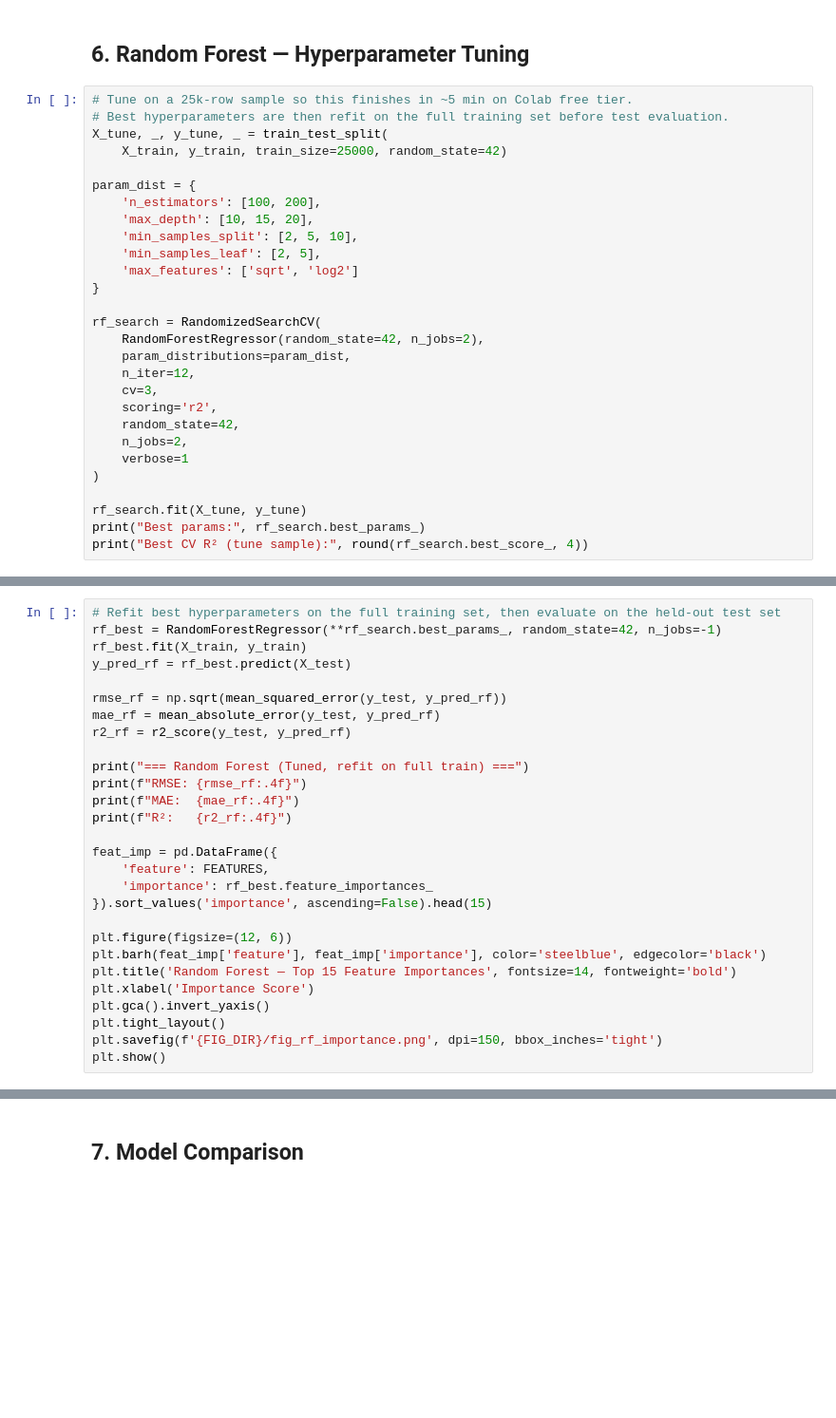
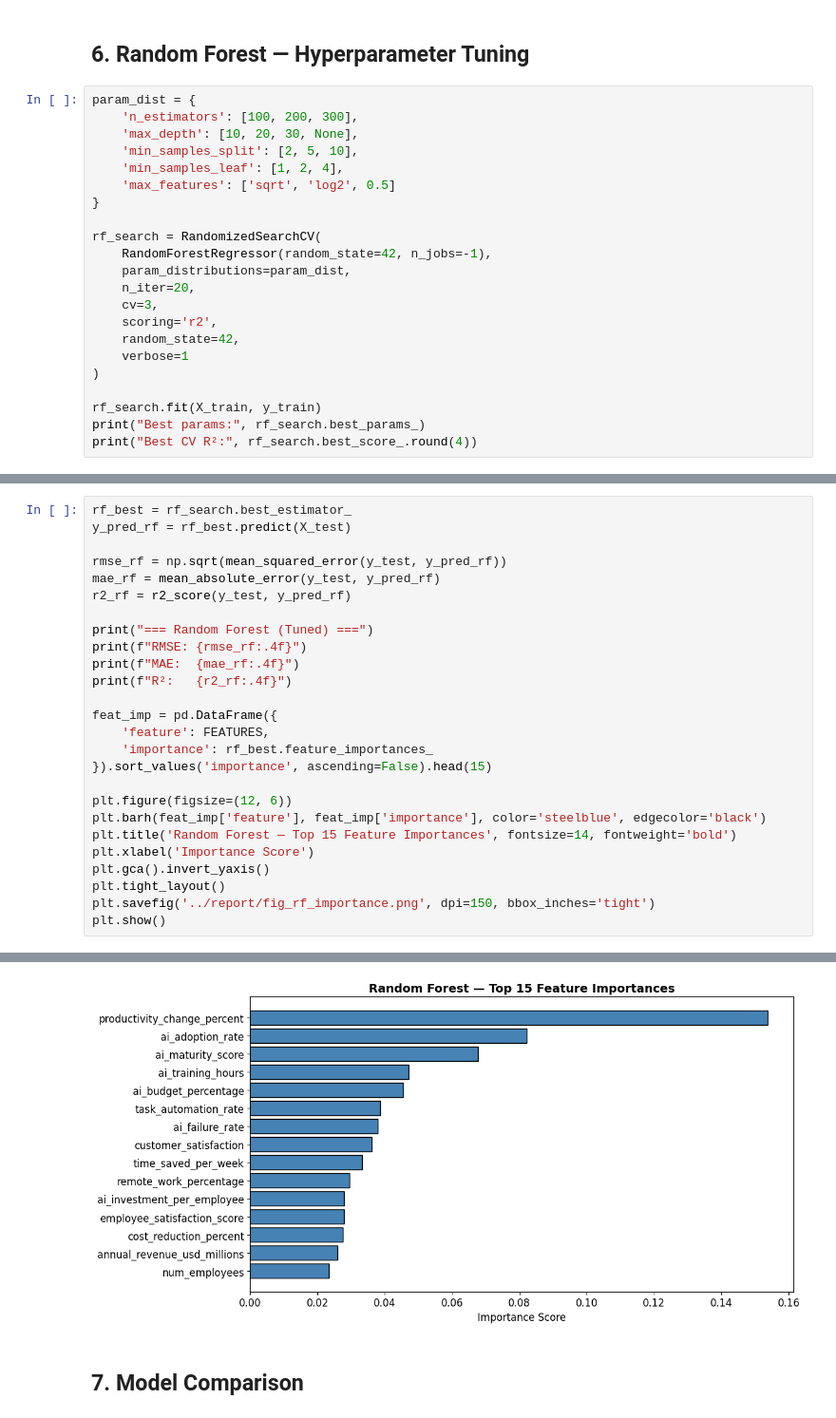
Before and after one commit to Braden357/buan390-final, a Jupyter notebook: notebooks/analysis.ipynb, the cells around one changed output, grey strips where cells are left out. Shown at 95% size. Cells and saved outputs as stored; diff of their text form; blank space fills up the shorter version.

```diff
--- a/notebooks/analysis.ipynb
+++ b/notebooks/analysis.ipynb
@@ -215,30 +283,24 @@ print(f"R²:   {r2_rf_base:.4f}")
 # %% [markdown]
 ## 6. Random Forest — Hyperparameter Tuning
 # %%
-# Tune on a 25k-row sample so this finishes in ~5 min on Colab free tier.
-# Best hyperparameters are then refit on the full training set before test evaluation.
-X_tune, _, y_tune, _ = train_test_split(
-    X_train, y_train, train_size=25000, random_state=42)
-
 param_dist = {
-    'n_estimators': [100, 200],
-    'max_depth': [10, 15, 20],
+    'n_estimators': [100, 200, 300],
+    'max_depth': [10, 20, 30, None],
     'min_samples_split': [2, 5, 10],
-    'min_samples_leaf': [2, 5],
-    'max_features': ['sqrt', 'log2']
+    'min_samples_leaf': [1, 2, 4],
+    'max_features': ['sqrt', 'log2', 0.5]
 }
 
 rf_search = RandomizedSearchCV(
-    RandomForestRegressor(random_state=42, n_jobs=2),
+    RandomForestRegressor(random_state=42, n_jobs=-1),
     param_distributions=param_dist,
-    n_iter=12,
+    n_iter=20,
     cv=3,
     scoring='r2',
     random_state=42,
-    n_jobs=2,
     verbose=1
 )
 
-rf_search.fit(X_tune, y_tune)
+rf_search.fit(X_train, y_train)
 print("Best params:", rf_search.best_params_)
-print("Best CV R² (tune sample):", round(rf_search.best_score_, 4))
+print("Best CV R²:", rf_search.best_score_.round(4))
@@ -245,14 +311,12 @@ print("Best CV R² (tune sample):", round(rf_search.best_score_, 4))
 # %%
-# Refit best hyperparameters on the full training set, then evaluate on the held-out test set
-rf_best = RandomForestRegressor(**rf_search.best_params_, random_state=42, n_jobs=-1)
-rf_best.fit(X_train, y_train)
+rf_best = rf_search.best_estimator_
 y_pred_rf = rf_best.predict(X_test)
 
 rmse_rf = np.sqrt(mean_squared_error(y_test, y_pred_rf))
 mae_rf = mean_absolute_error(y_test, y_pred_rf)
 r2_rf = r2_score(y_test, y_pred_rf)
 
-print("=== Random Forest (Tuned, refit on full train) ===")
+print("=== Random Forest (Tuned) ===")
 print(f"RMSE: {rmse_rf:.4f}")
 print(f"MAE:  {mae_rf:.4f}")
 print(f"R²:   {r2_rf:.4f}")
@@ -268,5 +332,6 @@ plt.title('Random Forest — Top 15 Feature Importances', fontsize=14, fontweigh
 plt.xlabel('Importance Score')
 plt.gca().invert_yaxis()
 plt.tight_layout()
-plt.savefig(f'{FIG_DIR}/fig_rf_importance.png', dpi=150, bbox_inches='tight')
+plt.savefig('../report/fig_rf_importance.png', dpi=150, bbox_inches='tight')
 plt.show()
+# %% [output]
@@ -273,3 +342,4 @@ plt.show()
+[figure, added]
 # %% [markdown]
 ## 7. Model Comparison
 # %%
```
Also changed, not shown: parts of 19 cells of this notebook, 5 other files.
